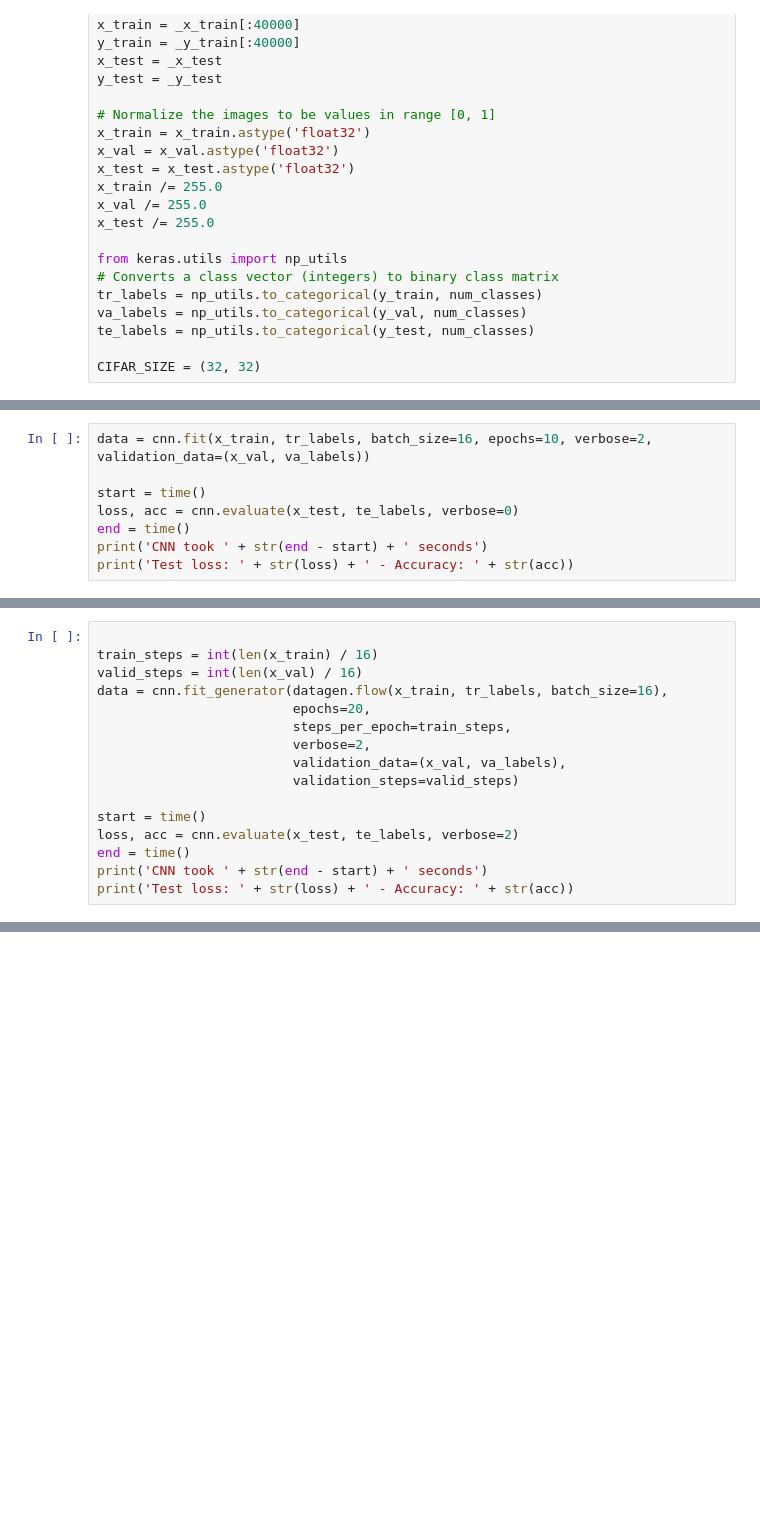
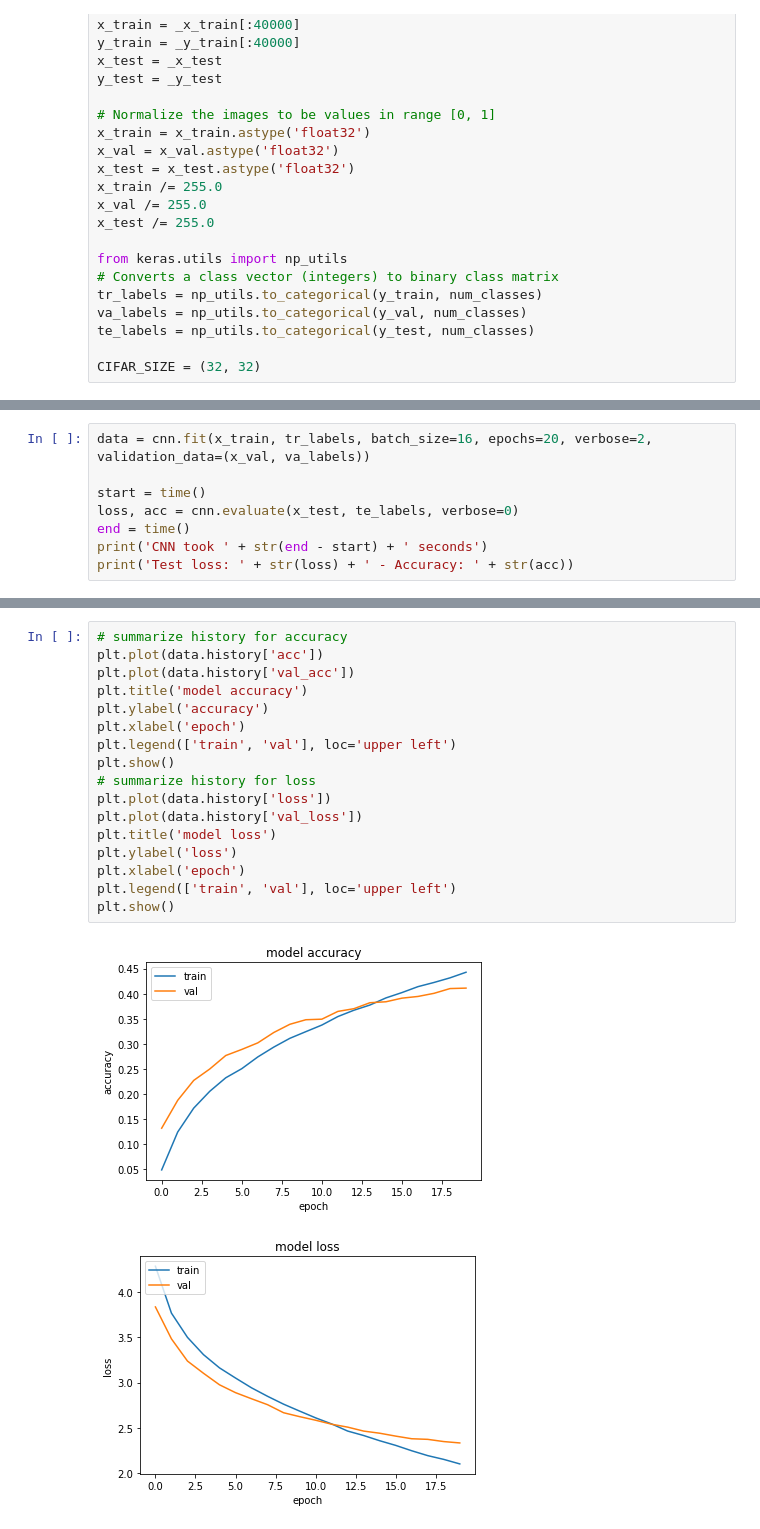
Before and after one commit to rguitar96/deep-learning-2020, a Jupyter notebook: Assignment_2/Assignment_2_2.ipynb, the cells around one changed output, grey strips where cells are left out. Saved outputs shown, nothing was run; the diff lists cells and outputs as text; blank space fills up the shorter version.

```diff
--- a/Assignment_2/Assignment_2_2.ipynb
+++ b/Assignment_2/Assignment_2_2.ipynb
@@ -365,7 +377,7 @@ Trainable params: 210,932
 Non-trainable params: 0
 _________________________________________________________________
 # %%
-data = cnn.fit(x_train, tr_labels, batch_size=16, epochs=10, verbose=2, validation_data=(x_val, va_labels))
+data = cnn.fit(x_train, tr_labels, batch_size=16, epochs=20, verbose=2, validation_data=(x_val, va_labels))
 
 start = time()
 loss, acc = cnn.evaluate(x_test, te_labels, verbose=0)
@@ -449,16 +404,0 @@ _________________________________________________________________
-# %%
-
-train_steps = int(len(x_train) / 16)
-valid_steps = int(len(x_val) / 16)
-data = cnn.fit_generator(datagen.flow(x_train, tr_labels, batch_size=16),
-                         epochs=20,
-                         steps_per_epoch=train_steps,
-                         verbose=2,
-                         validation_data=(x_val, va_labels),
-                         validation_steps=valid_steps)
-
-start = time()
-loss, acc = cnn.evaluate(x_test, te_labels, verbose=2)
-end = time()
-print('CNN took ' + str(end - start) + ' seconds')
-print('Test loss: ' + str(loss) + ' - Accuracy: ' + str(acc))
@@ -482,0 +405,20 @@ Test loss: 2.9734071769714356 - Accuracy: 0.29089999198913574
+# %%
+# summarize history for accuracy
+plt.plot(data.history['acc'])
+plt.plot(data.history['val_acc'])
+plt.title('model accuracy')
+plt.ylabel('accuracy')
+plt.xlabel('epoch')
+plt.legend(['train', 'val'], loc='upper left')
+plt.show()
+# summarize history for loss
+plt.plot(data.history['loss'])
+plt.plot(data.history['val_loss'])
+plt.title('model loss')
+plt.ylabel('loss')
+plt.xlabel('epoch')
+plt.legend(['train', 'val'], loc='upper left')
+plt.show()
+# %% [output]
+[figure, added]
+[figure, added]
```
Also changed, not shown: parts of 16 cells of this notebook.
